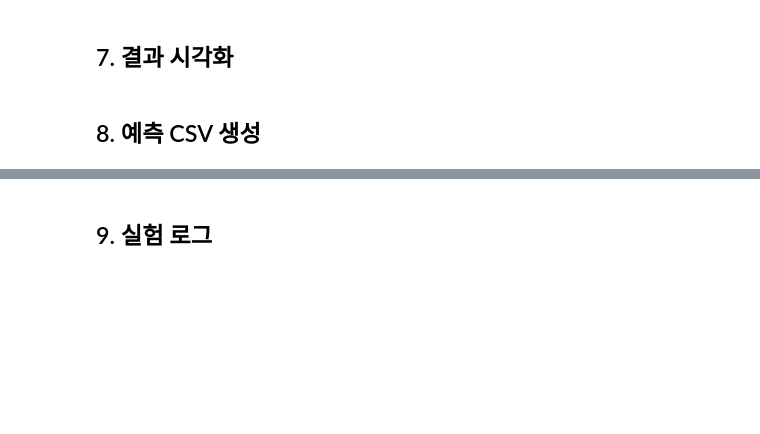
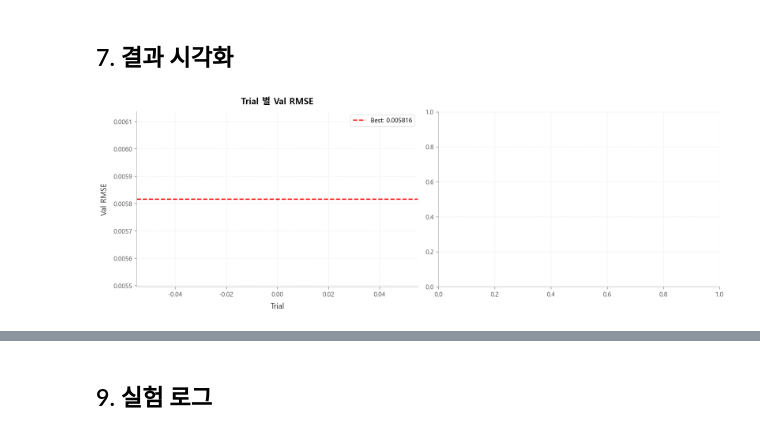
Before and after one commit to younjunseon/ASAC_SKhynix, a Jupyter notebook: 3_modeling/e2e_pipeline/e2e_twostage.ipynb, the cells around one changed output, grey strips where cells are left out. Cells and saved outputs as stored; diff of their text form; code cells hidden in the pictures; blank space fills up the shorter version.

```diff
--- a/3_modeling/e2e_pipeline/e2e_twostage.ipynb
+++ b/3_modeling/e2e_pipeline/e2e_twostage.ipynb
@@ -296,27 +433,34 @@ evaluate(y_val, final['val_pred'], label='E2E Rerun (val)')
 # %% [markdown]
 ## 7. 결과 시각화
 # %%
-# --- Optuna 시각화 ---
-fig, axes = plt.subplots(1, 2, figsize=(14, 5))
+# --- 결과 시각화 ---
+has_study = study is not None
 
-# Trial RMSE 추이
-trials = study.trials
-vals = [t.value for t in trials if t.value is not None and t.value < float('inf')]
-axes[0].plot(vals, 'o-', markersize=2, alpha=0.6)
-axes[0].axhline(study.best_value, color='r', linestyle='--', label=f'Best: {study.best_value:.6f}')
-axes[0].set_xlabel('Trial')
-axes[0].set_ylabel('Val RMSE')
-axes[0].set_title('Trial 별 Val RMSE')
-axes[0].legend()
+if has_study:
+    fig, axes = plt.subplots(1, 2, figsize=(14, 5))
+    ax_trial, ax_imp = axes[0], axes[1]
+
+    # Trial RMSE 추이
+    trials = study.trials
+    vals = [t.value for t in trials if t.value is not None and t.value < float('inf')]
+    ax_trial.plot(vals, 'o-', markersize=2, alpha=0.6)
+    ax_trial.axhline(study.best_value, color='r', linestyle='--', label=f'Best: {study.best_value:.6f}')
+    ax_trial.set_xlabel('Trial')
+    ax_trial.set_ylabel('Val RMSE')
+    ax_trial.set_title('Trial 별 Val RMSE')
+    ax_trial.legend()
+else:
+    fig, ax_imp = plt.subplots(1, 1, figsize=(7, 5))
+    print('[Optuna OFF] Trial 추이 시각화 생략')
 
 # Feature importance (top 20)
 if final.get('importances') is not None:
     imp_series = pd.Series(final['importances']).sort_values(ascending=True).tail(20)
-    imp_series.plot(kind='barh', ax=axes[1])
-    axes[1].set_title(f'Top 20 Features (of {len(final["selected_cols"])})')
-    axes[1].set_xlabel('Importance (gain)')
+    imp_series.plot(kind='barh', ax=ax_imp)
+    ax_imp.set_title(f'Top 20 Features (of {len(final["selected_cols"])})')
+    ax_imp.set_xlabel('Importance (gain)')
 
 plt.tight_layout()
 plt.show()
+# %% [output]
+[figure, added]
-# %% [markdown]
-## 8. 예측 CSV 생성
```
Also changed, not shown: parts of 11 cells of this notebook, 12 other files.
